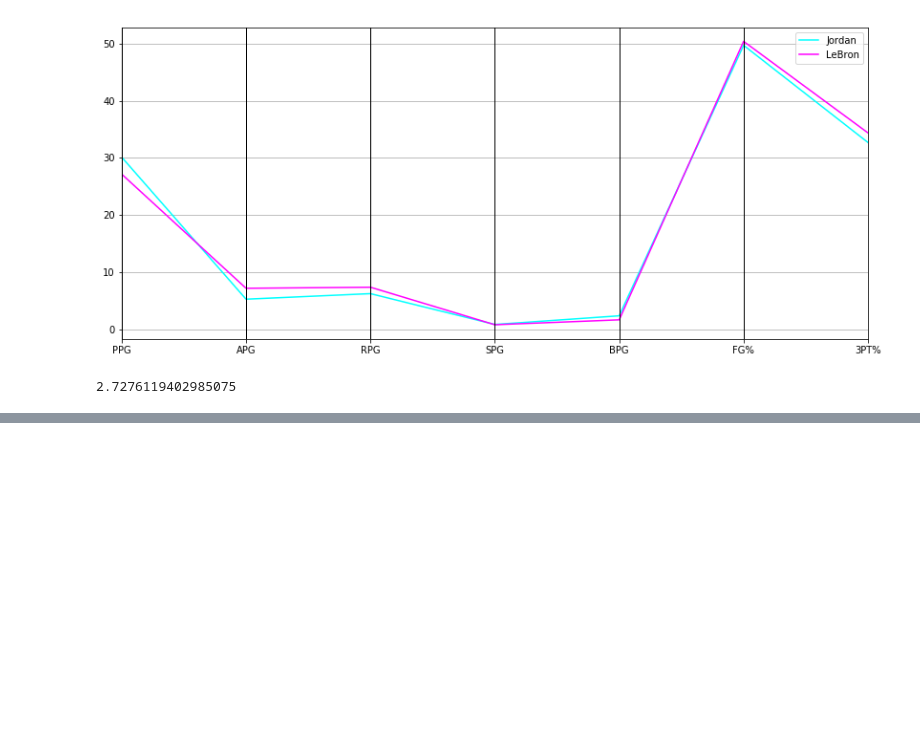
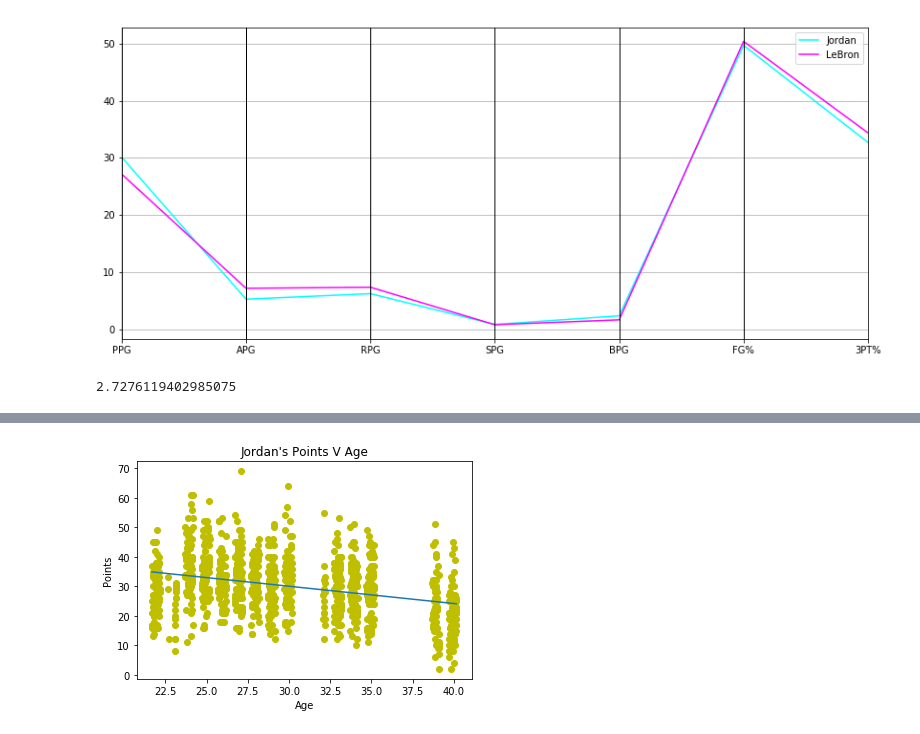
Before and after one commit to bradleyLandicho/symmetrical-waffle, a Jupyter notebook: LebronVJordan.ipynb, the cells around one changed output, grey strips where cells are left out. Cells and saved outputs as stored; diff of their text form; code cells hidden in the pictures; blank space fills up the shorter version.

```diff
--- a/LebronVJordan.ipynb
+++ b/LebronVJordan.ipynb
@@ -88,0 +123,14 @@ plt.show()
+# %%
+fit = np.polyfit(Jordan.age,Jordan.pts,1)
+fit_fn = np.poly1d(fit)
+
+plt.plot(Jordan.age,Jordan.pts, 'yo',Jordan.age, fit_fn(Jordan.age))
+
+plt.title("Jordan's Points V Age")
+plt.ylabel('Points')
+plt.xlabel("Age")
+plt.show()
+# ppg(hat) = 47.579 + (-.58522443)Age
+#p-value <.01
+# %% [output]
+[figure, added]
```
Also changed, not shown: parts of 13 cells of this notebook.
